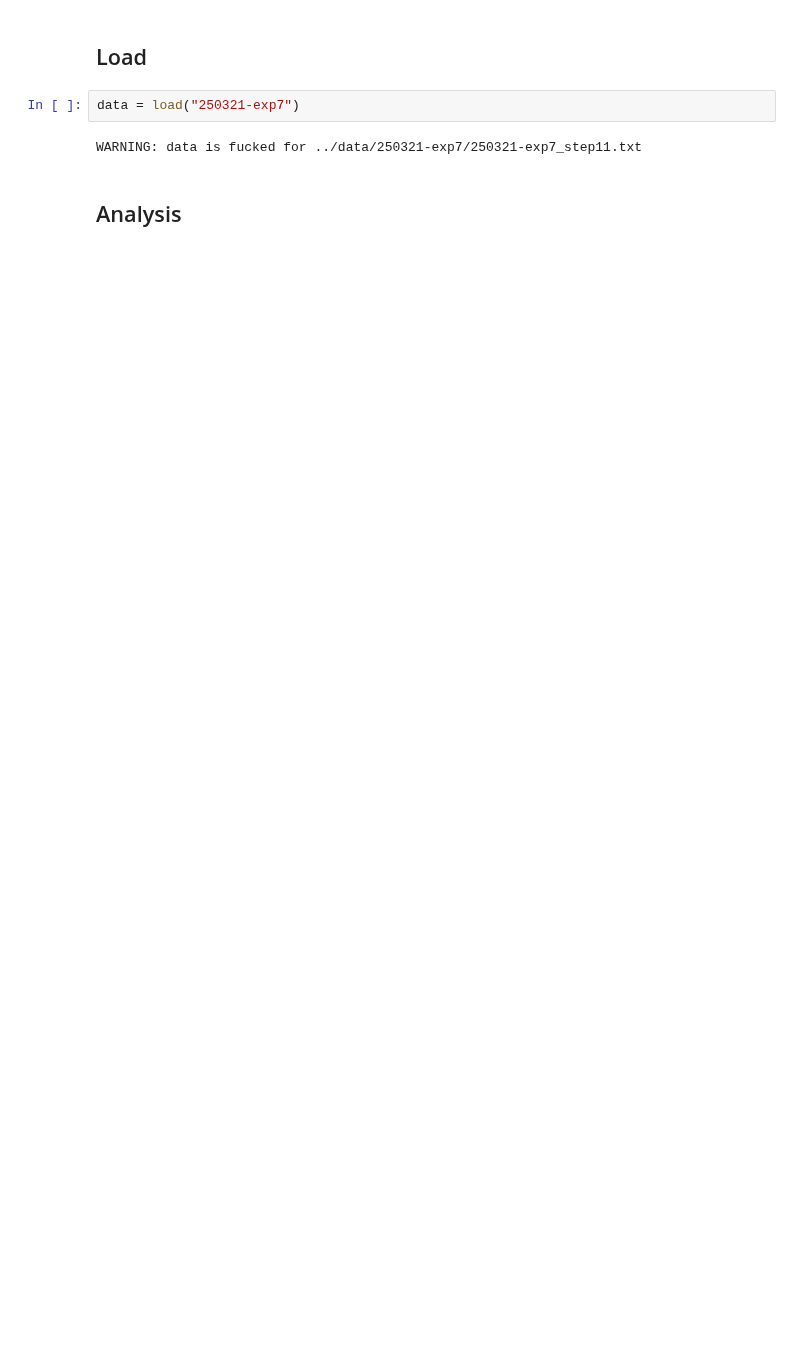
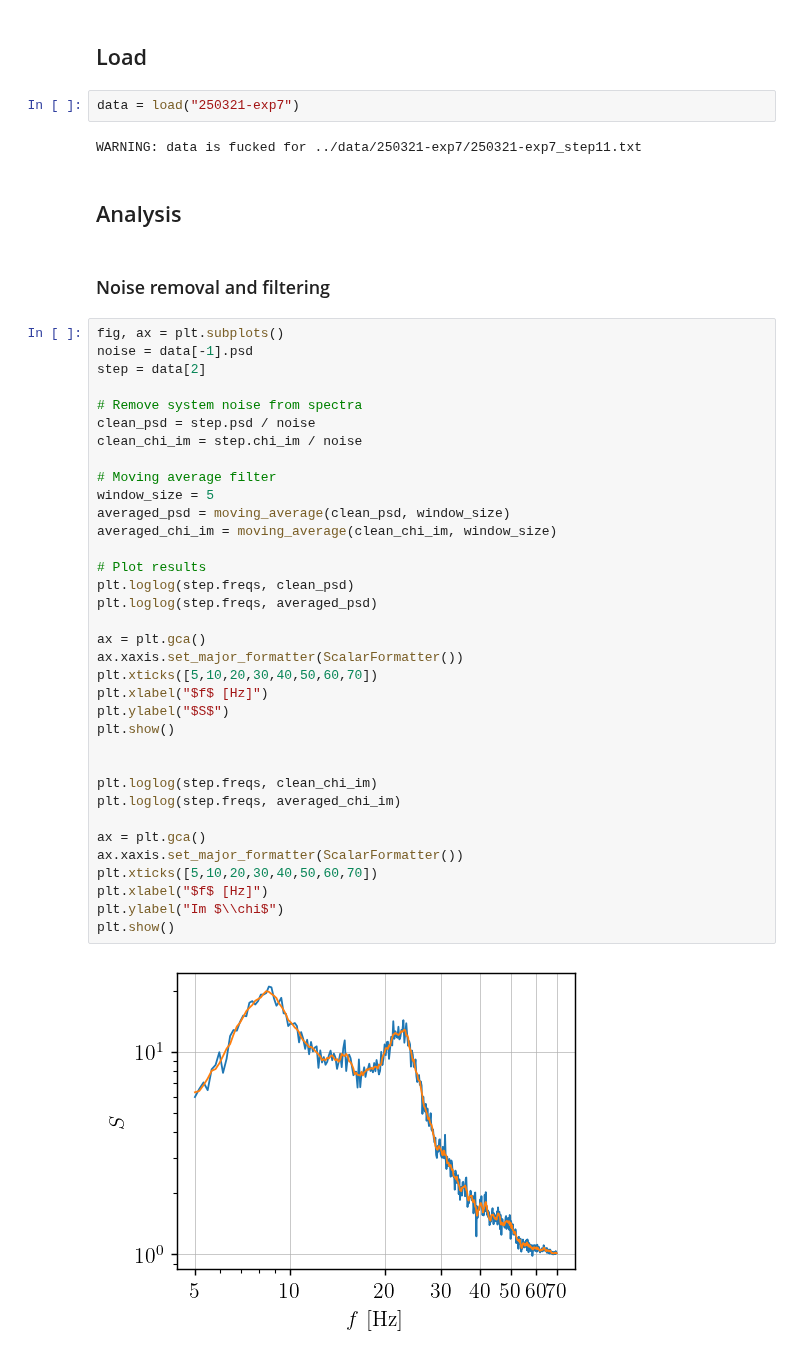
Before and after one commit to TomVdt/TPIII, a Jupyter notebook: 05-milieux-granulaires/analyse/exp2_psd.ipynb, the cells around one changed output. Saved outputs shown, nothing was run; the diff lists cells and outputs as text; blank space fills up the shorter version.

```diff
--- a/05-milieux-granulaires/analyse/exp2_psd.ipynb
+++ b/05-milieux-granulaires/analyse/exp2_psd.ipynb
@@ -28,3 +29,42 @@ data = load("250321-exp7")
 WARNING: data is fucked for ../data/250321-exp7/250321-exp7_step11.txt
 # %% [markdown]
 ## Analysis
+# %% [markdown]
+### Noise removal and filtering
+# %%
+fig, ax = plt.subplots()
+noise = data[-1].psd
+step = data[2]
+
+# Remove system noise from spectra
+clean_psd = step.psd / noise
+clean_chi_im = step.chi_im / noise
+
+# Moving average filter
+window_size = 5
+averaged_psd = moving_average(clean_psd, window_size)
+averaged_chi_im = moving_average(clean_chi_im, window_size)
+
+# Plot results
+plt.loglog(step.freqs, clean_psd)
+plt.loglog(step.freqs, averaged_psd)
+
+ax = plt.gca()
+ax.xaxis.set_major_formatter(ScalarFormatter())
+plt.xticks([5,10,20,30,40,50,60,70])
+plt.xlabel("$f$ [Hz]")
+plt.ylabel("$S$")
+plt.show()
+
+
+plt.loglog(step.freqs, clean_chi_im)
+plt.loglog(step.freqs, averaged_chi_im)
+
+ax = plt.gca()
+ax.xaxis.set_major_formatter(ScalarFormatter())
+plt.xticks([5,10,20,30,40,50,60,70])
+plt.xlabel("$f$ [Hz]")
+plt.ylabel("Im $\\chi$")
+plt.show()
+# %% [output]
+[figure, added]
```
Also changed, not shown: parts of 3 cells of this notebook, 1 other file.
